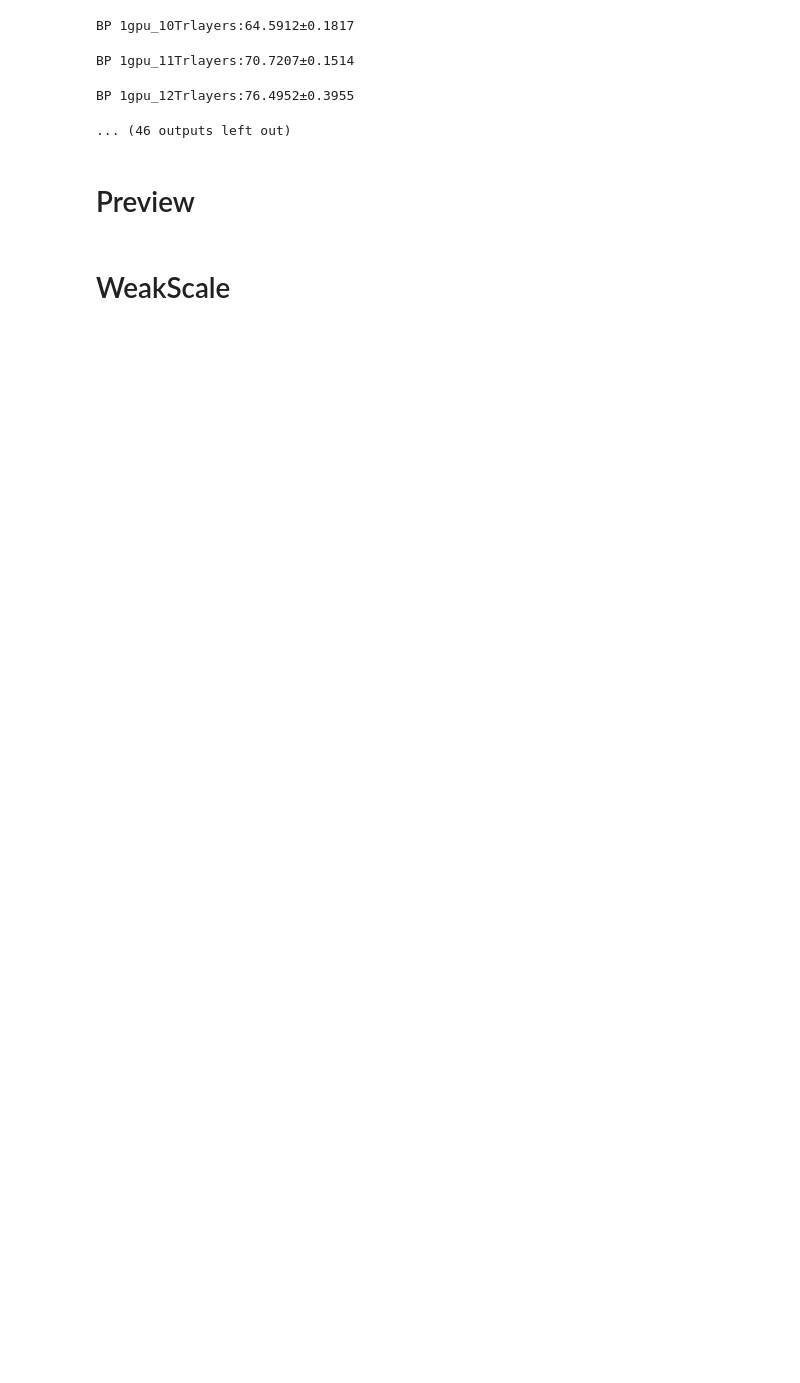
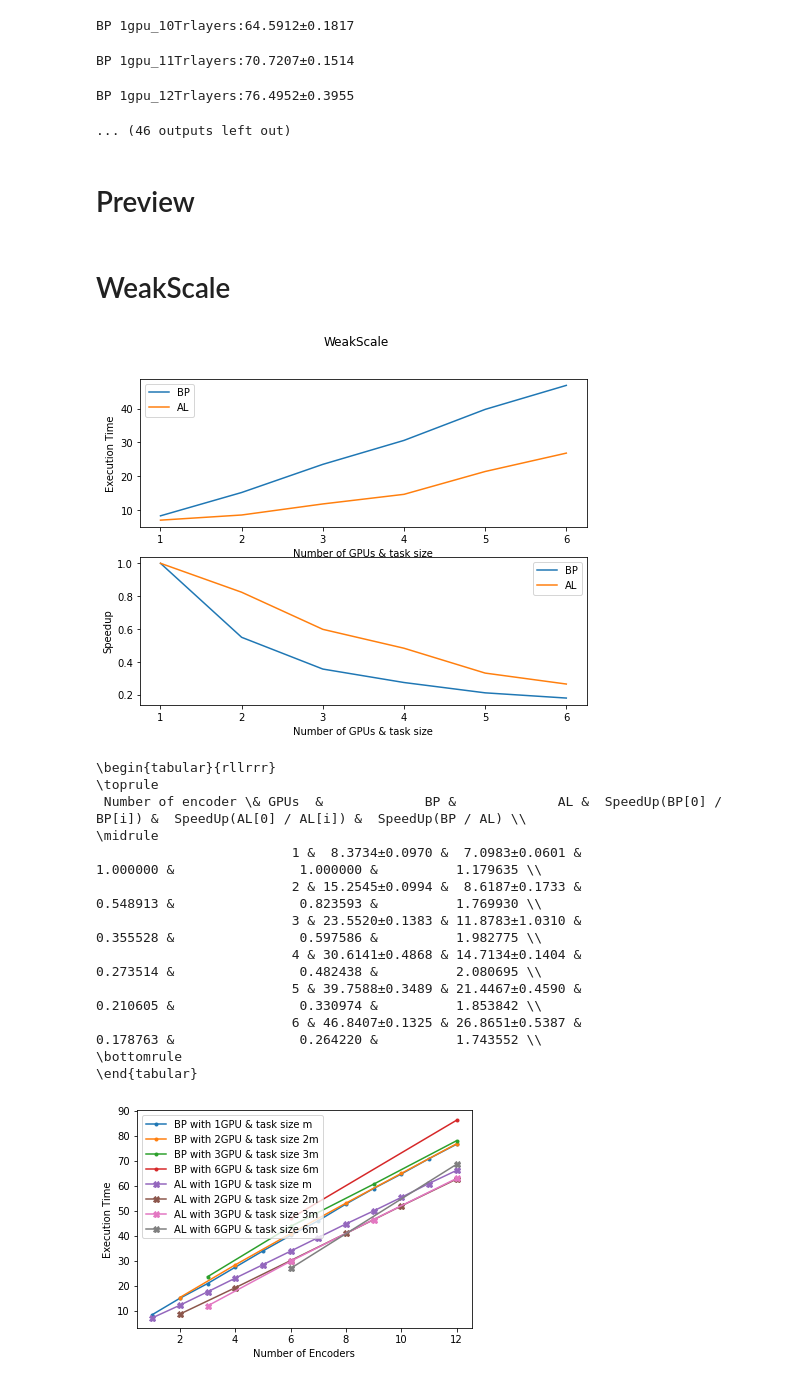
Before and after one commit to nick880107-git/Pipeline-Associated-Learning, a Jupyter notebook: scale.ipynb, the cells around one changed output. Cells and saved outputs as stored; diff of their text form; code cells hidden in the pictures; blank space fills up the shorter version.

```diff
--- a/scale.ipynb
+++ b/scale.ipynb
@@ -343,8 +345,10 @@ def plotGraph(bp, al, title):
 
     if len(bp)==6:
         gpu = [1, 2, 3, 4, 5, 6]
+        xlabel = "Number of GPUs & task size"
     else:
         gpu = [1, 2, 3, 4, 6]
+        xlabel = "Number of GPUs"
 
     fig, axs = plt.subplots(2, 1, figsize=(8, 6))
     fig.suptitle(title)
@@ -353,14 +357,14 @@ def plotGraph(bp, al, title):
     axs[0].plot(gpu, bp, label="BP")
     axs[0].plot(gpu, al, label="AL")
     axs[0].set_ylabel('Execution Time')
-    axs[0].set_xlabel('Number of GPUs')
+    axs[0].set_xlabel(xlabel)
     axs[0].legend()
 
     # 繪製子圖B
     axs[1].plot(gpu, CalculateSpeedUp(bp), label="BP")
     axs[1].plot(gpu, CalculateSpeedUp(al), label="AL")
     axs[1].set_ylabel('Speedup')
-    axs[1].set_xlabel('Number of GPUs')
+    axs[1].set_xlabel(xlabel)
     axs[1].legend()
 
     # 顯示圖表
@@ -377,6 +381,9 @@ def readResults(filename):
         al.append(float(row["al"].split("±")[0]))
 
     plotGraph(bp, al, filename.split(".csv")[0])
+# %%
+def getMean(string):
+    return float(string.split("±")[0])
 # %% [markdown]
 # WeakScale
 # %%
@@ -429,6 +459,23 @@ def WeakScalePreview():
     plt.legend()
     plt.savefig("WeakScale2.pdf", format="pdf")
     plt.show()
+# %%
+WeakScalePreview()
+# %% [output]
+[figure, added]
+\begin{tabular}{rllrrr}
+\toprule
+ Number of encoder \& GPUs  &             BP &             AL &  SpeedUp(BP[0] / BP[i]) &  SpeedUp(AL[0] / AL[i]) &  SpeedUp(BP / AL) \\
+\midrule
+                         1 &  8.3734±0.0970 &  7.0983±0.0601 &                1.000000 &                1.000000 &          1.179635 \\
+                         2 & 15.2545±0.0994 &  8.6187±0.1733 &                0.548913 &                0.823593 &          1.769930 \\
+                         3 & 23.5520±0.1383 & 11.8783±1.0310 &                0.355528 &                0.597586 &          1.982775 \\
+                         4 & 30.6141±0.4868 & 14.7134±0.1404 &                0.273514 &                0.482438 &          2.080695 \\
+                         5 & 39.7588±0.3489 & 21.4467±0.4590 &                0.210605 &                0.330974 &          1.853842 \\
+                         6 & 46.8407±0.1325 & 26.8651±0.5387 &                0.178763 &                0.264220 &          1.743552 \\
+\bottomrule
+\end{tabular}
+[figure, added]
 # %%
 def StrongScalePreview():
     '''
```
Also changed, not shown: parts of 5 cells of this notebook.
